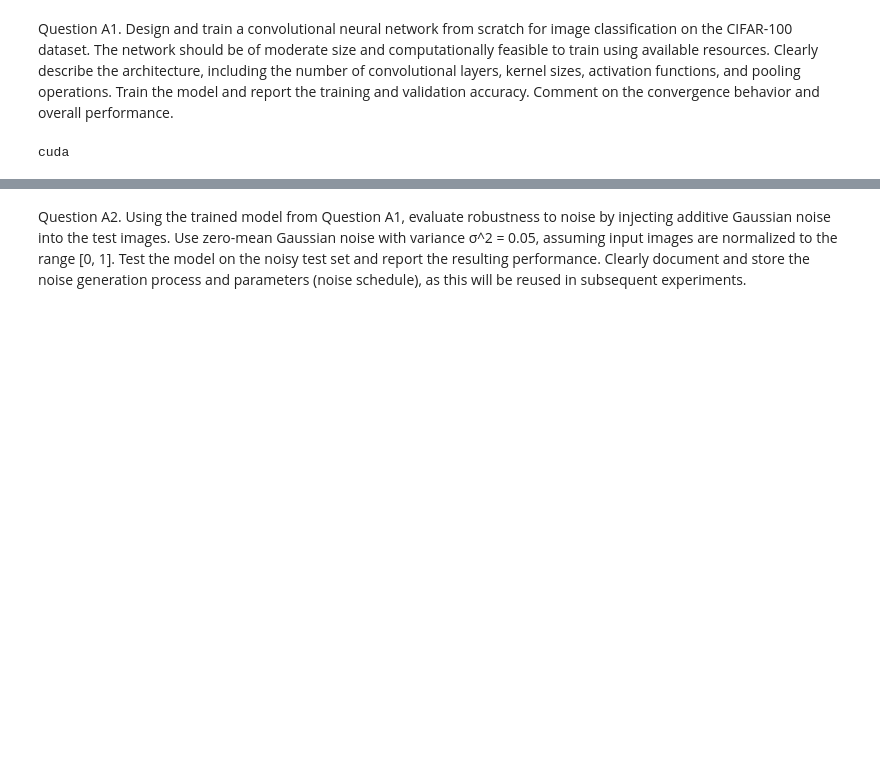
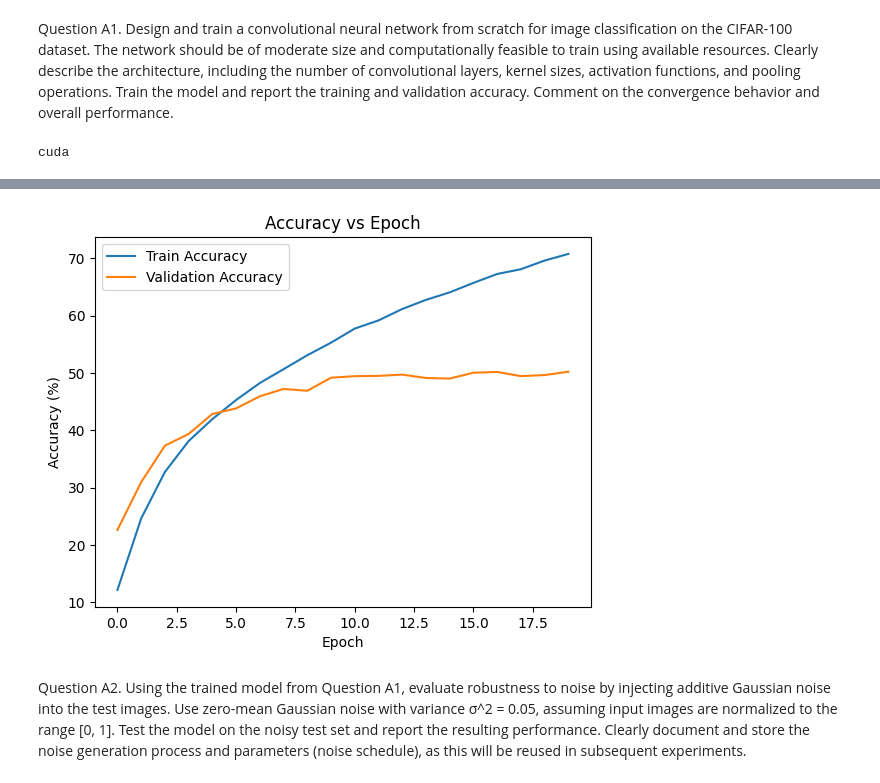
Before and after one commit to sumedhpuri/i_was_bored, a Jupyter notebook: machine_learning/deep_learning_assignment_1.ipynb, the cells around one changed output, grey strips where cells are left out. Saved outputs shown, nothing was run; the diff lists cells and outputs as text; code cells hidden in the pictures; blank space fills up the shorter version.

```diff
--- a/machine_learning/deep_learning_assignment_1.ipynb
+++ b/machine_learning/deep_learning_assignment_1.ipynb
@@ -268,3 +299,14 @@ Test Accuracy: 51.21%
+# %%
+plt.plot(train_accuracies, label="Train Accuracy")
+plt.plot(val_accuracies, label="Validation Accuracy")
+
+plt.xlabel("Epoch")
+plt.ylabel("Accuracy (%)")
+plt.title("Accuracy vs Epoch")
+plt.legend()
+plt.show();
+# %% [output]
+[figure, added]
 # %% [markdown]
 Question A2. Using the trained model from Question A1, evaluate robustness to noise by injecting additive Gaussian noise into the test images. Use zero-mean Gaussian noise with variance σ^2 = 0.05, assuming input images are normalized to the range [0, 1]. Test the model on the noisy test set and report the resulting performance. Clearly document and store the noise generation process and parameters (noise schedule), as this will be reused in subsequent experiments.
 # %%
```
Also changed, not shown: parts of 12 cells of this notebook.
